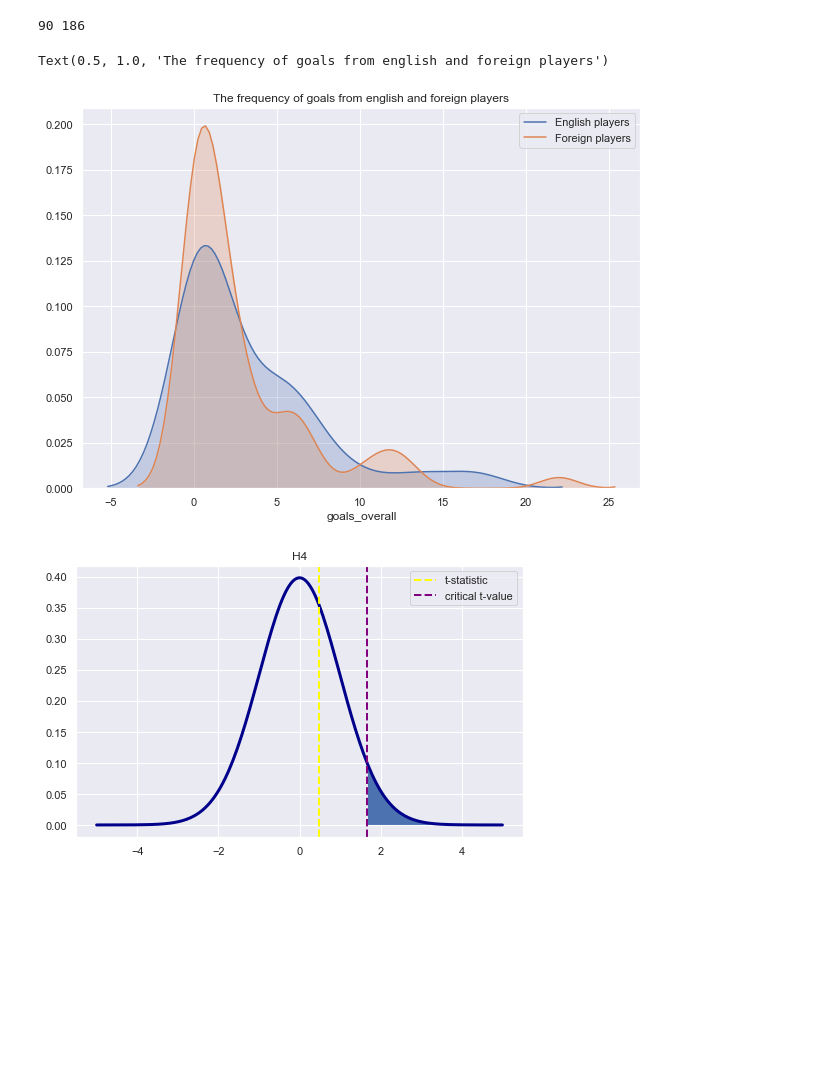
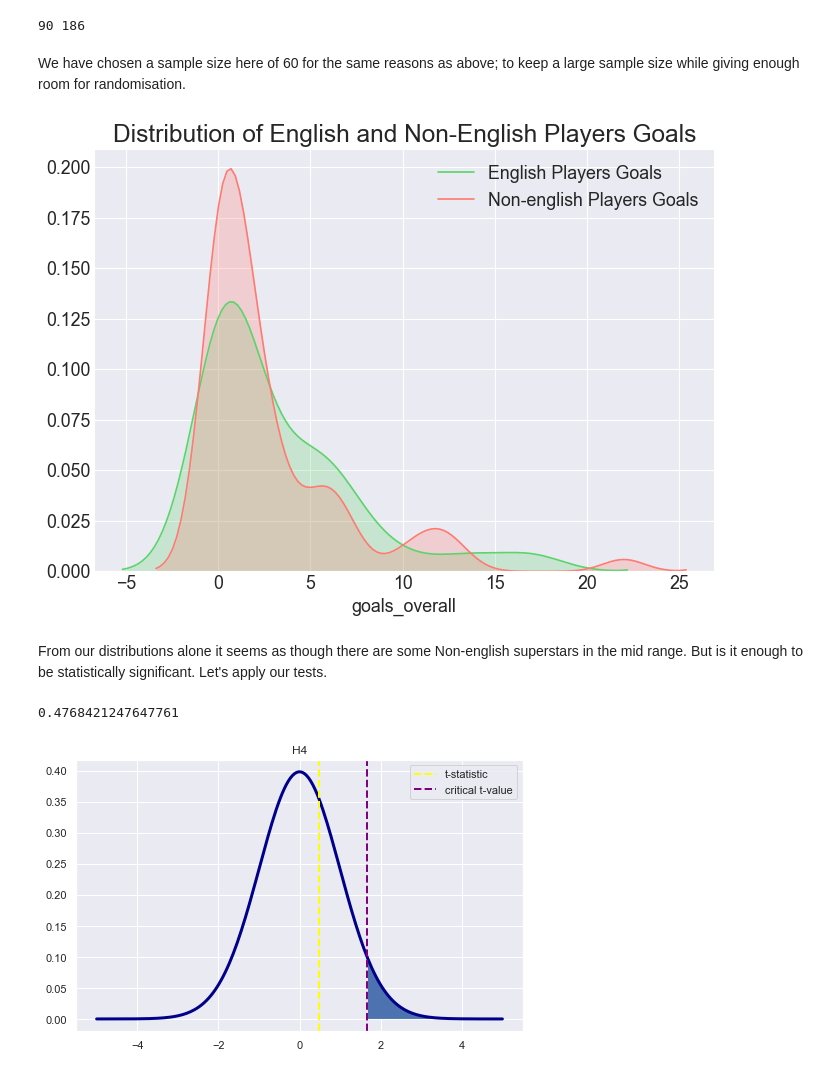
Before and after one commit to nismotie/Statistical-Testing-on-Premier-League-Data, a Jupyter notebook: hypothesis_testing.ipynb, the cells around one changed output. Drawn from its saved outputs; the diff is of its cells as text; code cells hidden in the pictures; blank space fills up the shorter version.

```diff
--- a/hypothesis_testing.ipynb
+++ b/hypothesis_testing.ipynb
@@ -275,0 +391,3 @@ foreign_pos=foreign.loc[(foreign['position']=='Midfielder')|(foreign['position']
+# %%
+hy4_df=pd.read_csv('football_players_by_nationality_and_goals.csv')
+hy4_df.head()
@@ -276,19 +403,30 @@ foreign_pos=foreign.loc[(foreign['position']=='Midfielder')|(foreign['position']
+# %%
+national=hy4_df.loc[hy4_df['nationality']=='England']
+national_pos=national.loc[(national['position']=='Midfielder')|(national['position']=='Forward')]
+foreign=hy4_df.loc[hy4_df['nationality']!='England']
+foreign_pos=foreign.loc[(foreign['position']=='Midfielder')|(foreign['position']=='Forward')]
 # %%
 print(len(national_pos), len(foreign_pos))
 # %% [output]
 90 186
+# %% [markdown]
+We have chosen a sample size here of 60 for the same reasons as above; to keep a large sample size while giving enough room for randomisation.
 # %%
-sample_nat_goals=fn.sampling_selecting(national_pos, 60, 'goals_overall')
-sample_for_goals=fn.sampling_selecting(foreign_pos, 60, 'goals_overall')
+nat_goals_sample=sampling(national_pos, 60, 'goals_overall', 1)
+for_goals_sample=sampling(foreign_pos, 60, 'goals_overall', 1)
-# %%
-sns.set(color_codes=True)
-sns.set(rc={'figure.figsize':(10,7)})
-sns.distplot(sample_nat_goals, hist=False, kde_kws={"shade": True}, label='English players')
-sns.distplot(sample_for_goals, hist=False, kde_kws={"shade": True}, label='Foreign players')
-plt.legend()
-plt.title('The frequency of goals from english and foreign players')
-# %% [output]
-Text(0.5, 1.0, 'The frequency of goals from english and foreign players')
-[figure, removed]
+# %%
+overlapping_density(nat_goals_sample, for_goals_sample,
+                    'English Players Goals', 'Non-english Players Goals',
+                    'Distribution of English and Non-English Players Goals'
+                   )
+# %% [output]
+[figure, added]
+# %% [markdown]
+From our distributions alone it seems as though there are some Non-english superstars in the mid range. But is it enough to be statistically significant. Let's apply our tests.
 # %%
-tt_results = stats.ttest_ind(sample_nat_goals, sample_for_goals, equal_var=False)
+hy4_test = stats.ttest_ind(sample_nat_goals, sample_for_goals, equal_var=False)
+hy4_t = hy4_test.statistic
+hy4_p = hy4_test.pvalue
+hy4_t
+# %% [output]
+0.4768421247647761
```
Also changed, not shown: parts of 53 cells of this notebook, 1 other file.
